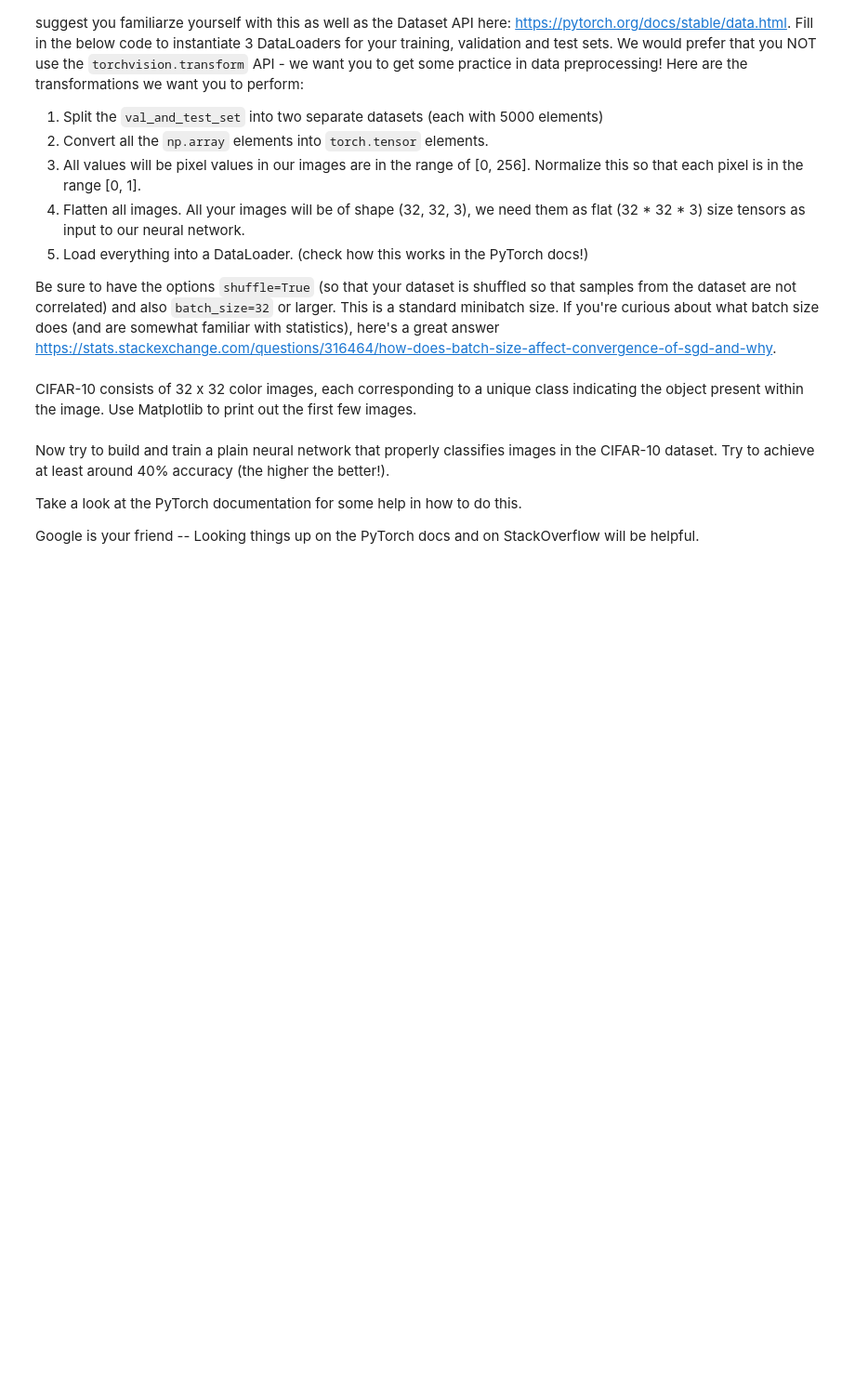
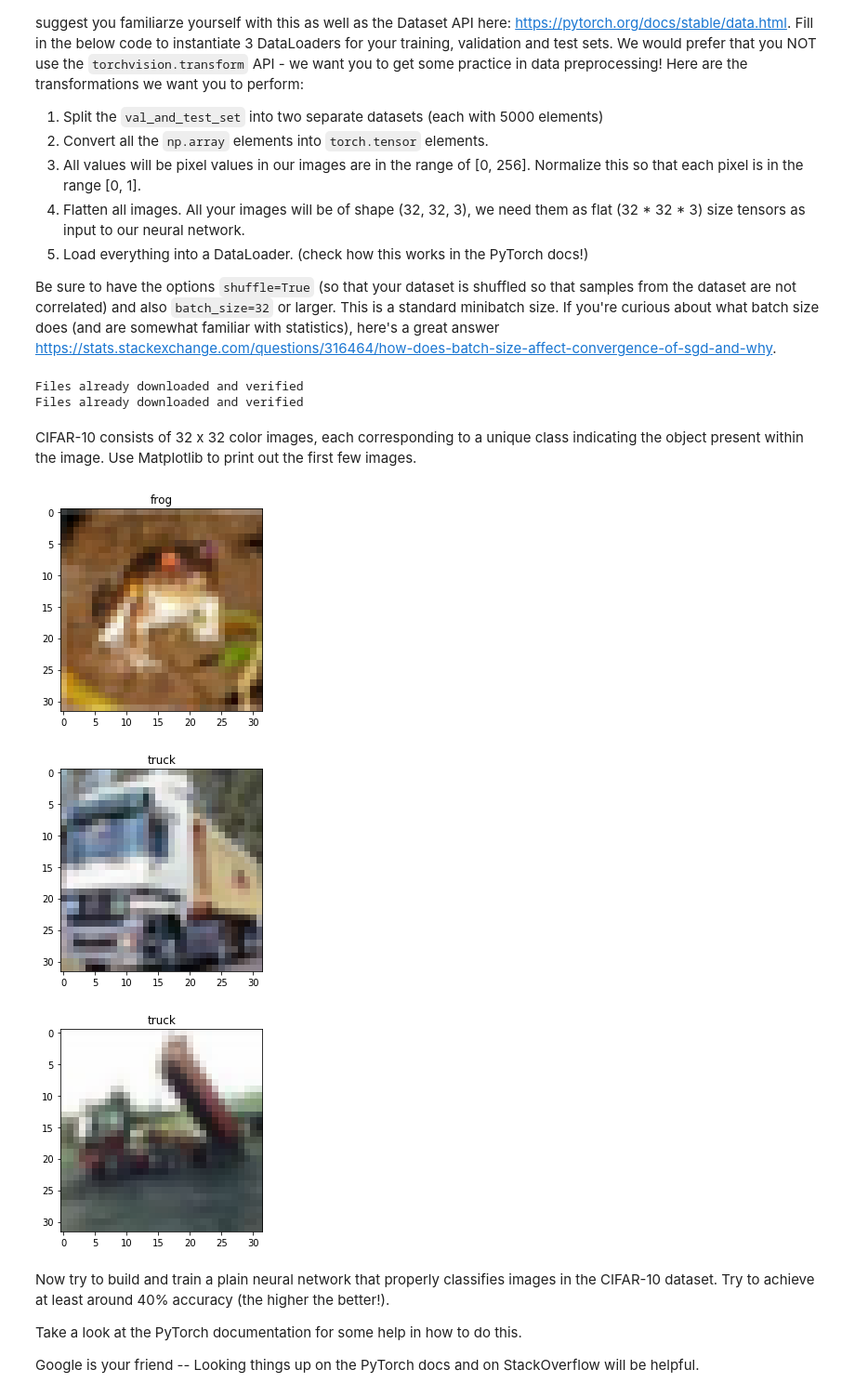
Before and after one commit to McGillAISociety/mais-bootcamp-w2019, a Jupyter notebook: Assignment3/assignment3.ipynb, the cells around one changed output. Shown at 93% size. Drawn from its saved outputs; the diff is of its cells as text; code cells hidden in the pictures; blank space fills up the shorter version.

```diff
--- a/Assignment3/assignment3.ipynb
+++ b/Assignment3/assignment3.ipynb
@@ -232,16 +310,34 @@ trainset = torchvision.datasets.CIFAR10(root='./data', train=True, download=True
 val_and_test_set = torchvision.datasets.CIFAR10(root='./data', train=False, download=True)
 
 ### YOUR CODE HERE
-
+trainset=[(torch.tensor(np.asarray(image)/256), torch.tensor(label)) for image,label in trainset]
+val_and_test_set=[(torch.tensor(np.asarray(image)/256), torch.tensor(label)) for image,label in val_and_test_set]
+# Split the val_and_test_set into two separate datasets
+valset=val_and_test_set[:5000]
+testset=val_and_test_set[5000:]
 # trainloader = ...
+trainloader=torch.utils.data.DataLoader(trainset, batch_size=32, shuffle=True)
 # valloader = ...
+valloader=torch.utils.data.DataLoader(valset, batch_size=32, shuffle=True)
 # testloader = ...
+testloader=torch.utils.data.DataLoader(testset, batch_size=32, shuffle=True)
 
 classes = ('plane', 'car', 'bird', 'cat', 'deer', 'dog', 'frog', 'horse', 'ship', 'truck')
+# %% [output]
+Files already downloaded and verified
+Files already downloaded and verified
 # %% [markdown]
 CIFAR-10 consists of 32 x 32 color images, each corresponding to a unique class indicating the object present within the image. Use Matplotlib to print out the first few images.
 # %%
 ### YOUR CODE HERE - Grab a few examples from trainset and plot them
+for image, label in trainset[:3]:
+    plt.title(classes[label])
+    plt.imshow(image)
+    plt.show()
+# %% [output]
+[figure, added]
+[figure, added]
+[figure, added]
 # %% [markdown]
 Now try to build and train a plain neural network that properly classifies images in the CIFAR-10 dataset. Try to achieve at least around 40% accuracy (the higher the better!).
 
```
Also changed, not shown: parts of 17 cells of this notebook, 1 other file.
